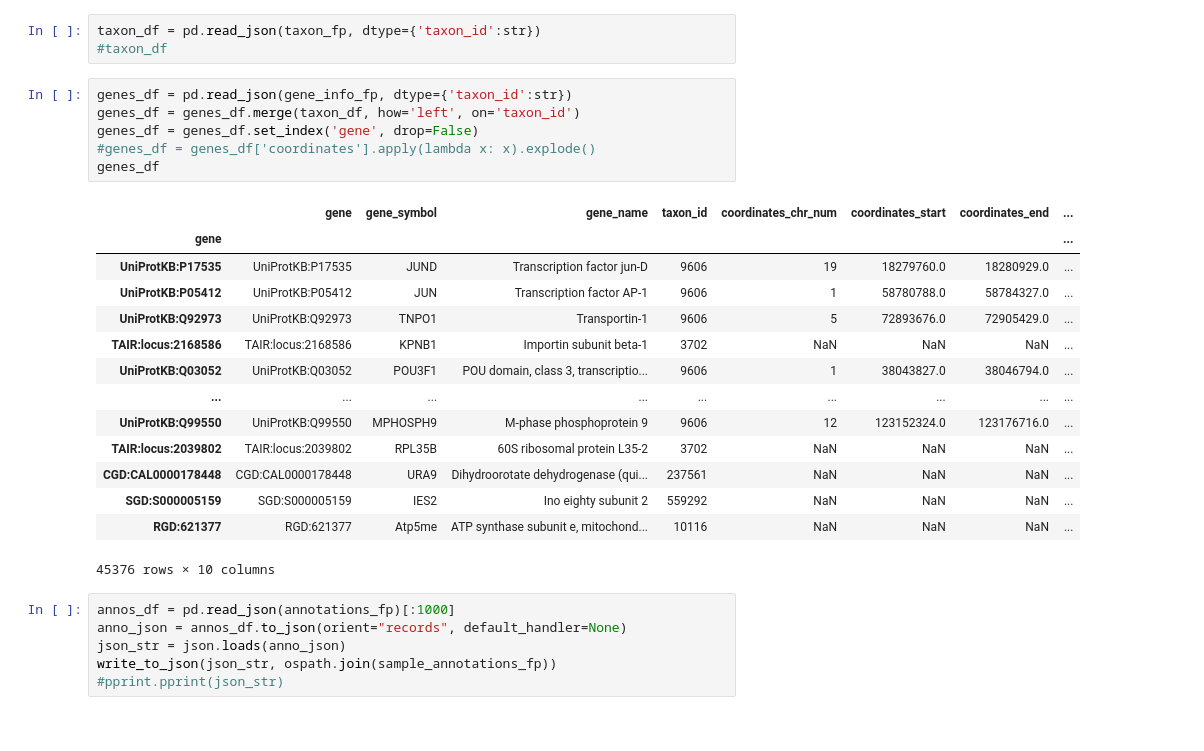
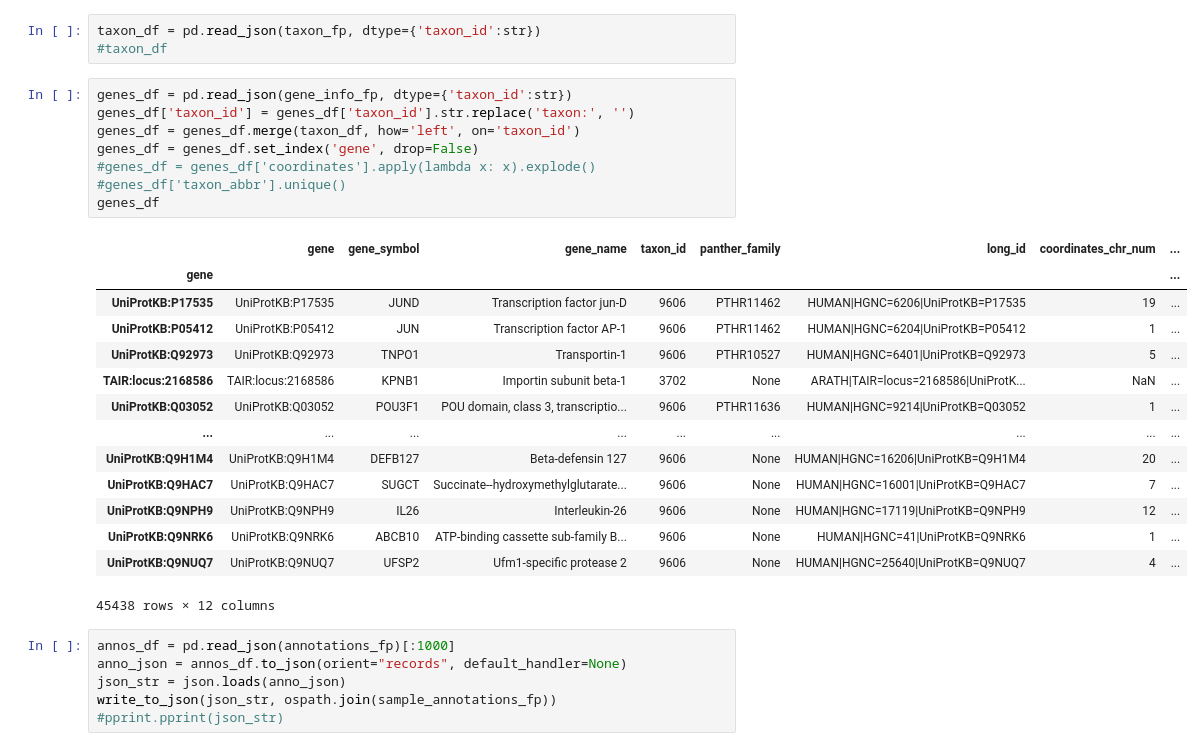
Before and after one commit to pantherdb/pango, a Jupyter notebook: loader/playground.ipynb, the cells around one changed output. Drawn from its saved outputs; the diff is of its cells as text.

Commit message:
Added panther fam to api and loader

```diff
--- a/loader/playground.ipynb
+++ b/loader/playground.ipynb
@@ -137,25 +171,27 @@ taxon_df = pd.read_json(taxon_fp, dtype={'taxon_id':str})
 #taxon_df
 # %%
 genes_df = pd.read_json(gene_info_fp, dtype={'taxon_id':str})
+genes_df['taxon_id'] = genes_df['taxon_id'].str.replace('taxon:', '')
 genes_df = genes_df.merge(taxon_df, how='left', on='taxon_id')
 genes_df = genes_df.set_index('gene', drop=False)
 #genes_df = genes_df['coordinates'].apply(lambda x: x).explode()
+#genes_df['taxon_abbr'].unique()
 genes_df
 # %% [output]
-|  | gene | gene_symbol | gene_name | taxon_id | coordinates_chr_num | coordinates_start | coordinates_end | ... |
+|  | gene | gene_symbol | gene_name | taxon_id | panther_family | long_id | coordinates_chr_num | ... |
 | gene |  |  |  |  |  |  |  | ... |
-| UniProtKB:P17535 | UniProtKB:P17535 | JUND | Transcription factor jun-D | 9606 | 19 | 18279760.0 | 18280929.0 | ... |
-| UniProtKB:P05412 | UniProtKB:P05412 | JUN | Transcription factor AP-1 | 9606 | 1 | 58780788.0 | 58784327.0 | ... |
-| UniProtKB:Q92973 | UniProtKB:Q92973 | TNPO1 | Transportin-1 | 9606 | 5 | 72893676.0 | 72905429.0 | ... |
-| TAIR:locus:2168586 | TAIR:locus:2168586 | KPNB1 | Importin subunit beta-1 | 3702 | NaN | NaN | NaN | ... |
-| UniProtKB:Q03052 | UniProtKB:Q03052 | POU3F1 | POU domain, class 3, transcriptio... | 9606 | 1 | 38043827.0 | 38046794.0 | ... |
+| UniProtKB:P17535 | UniProtKB:P17535 | JUND | Transcription factor jun-D | 9606 | PTHR11462 | HUMAN|HGNC=6206|UniProtKB=P17535 | 19 | ... |
+| UniProtKB:P05412 | UniProtKB:P05412 | JUN | Transcription factor AP-1 | 9606 | PTHR11462 | HUMAN|HGNC=6204|UniProtKB=P05412 | 1 | ... |
+| UniProtKB:Q92973 | UniProtKB:Q92973 | TNPO1 | Transportin-1 | 9606 | PTHR10527 | HUMAN|HGNC=6401|UniProtKB=Q92973 | 5 | ... |
+| TAIR:locus:2168586 | TAIR:locus:2168586 | KPNB1 | Importin subunit beta-1 | 3702 | None | ARATH|TAIR=locus=2168586|UniProtK... | NaN | ... |
+| UniProtKB:Q03052 | UniProtKB:Q03052 | POU3F1 | POU domain, class 3, transcriptio... | 9606 | PTHR11636 | HUMAN|HGNC=9214|UniProtKB=Q03052 | 1 | ... |
 | ... | ... | ... | ... | ... | ... | ... | ... | ... |
-| UniProtKB:Q99550 | UniProtKB:Q99550 | MPHOSPH9 | M-phase phosphoprotein 9 | 9606 | 12 | 123152324.0 | 123176716.0 | ... |
-| TAIR:locus:2039802 | TAIR:locus:2039802 | RPL35B | 60S ribosomal protein L35-2 | 3702 | NaN | NaN | NaN | ... |
-| CGD:CAL0000178448 | CGD:CAL0000178448 | URA9 | Dihydroorotate dehydrogenase (qui... | 237561 | NaN | NaN | NaN | ... |
-| SGD:S000005159 | SGD:S000005159 | IES2 | Ino eighty subunit 2 | 559292 | NaN | NaN | NaN | ... |
-| RGD:621377 | RGD:621377 | Atp5me | ATP synthase subunit e, mitochond... | 10116 | NaN | NaN | NaN | ... |
+| UniProtKB:Q9H1M4 | UniProtKB:Q9H1M4 | DEFB127 | Beta-defensin 127 | 9606 | None | HUMAN|HGNC=16206|UniProtKB=Q9H1M4 | 20 | ... |
+| UniProtKB:Q9HAC7 | UniProtKB:Q9HAC7 | SUGCT | Succinate--hydroxymethylglutarate... | 9606 | None | HUMAN|HGNC=16001|UniProtKB=Q9HAC7 | 7 | ... |
+| UniProtKB:Q9NPH9 | UniProtKB:Q9NPH9 | IL26 | Interleukin-26 | 9606 | None | HUMAN|HGNC=17119|UniProtKB=Q9NPH9 | 12 | ... |
+| UniProtKB:Q9NRK6 | UniProtKB:Q9NRK6 | ABCB10 | ATP-binding cassette sub-family B... | 9606 | None | HUMAN|HGNC=41|UniProtKB=Q9NRK6 | 1 | ... |
+| UniProtKB:Q9NUQ7 | UniProtKB:Q9NUQ7 | UFSP2 | Ufm1-specific protease 2 | 9606 | None | HUMAN|HGNC=25640|UniProtKB=Q9NUQ7 | 4 | ... |
-45376 rows × 10 columns
+45438 rows × 12 columns
 # %%
 annos_df = pd.read_json(annotations_fp)[:1000]
 anno_json = annos_df.to_json(orient="records", default_handler=None)
```
Also changed, not shown: parts of 6 cells of this notebook, 12 other files.
